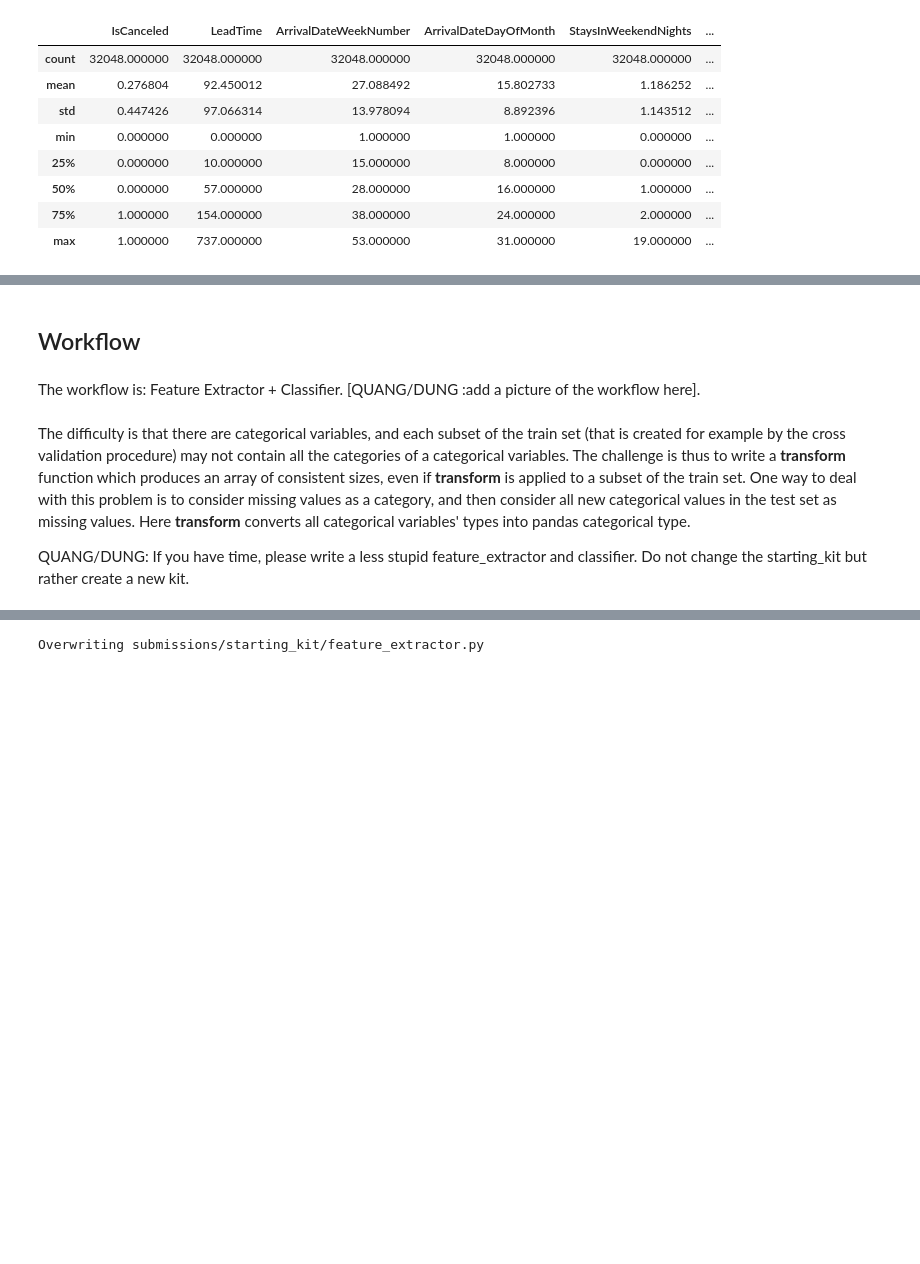
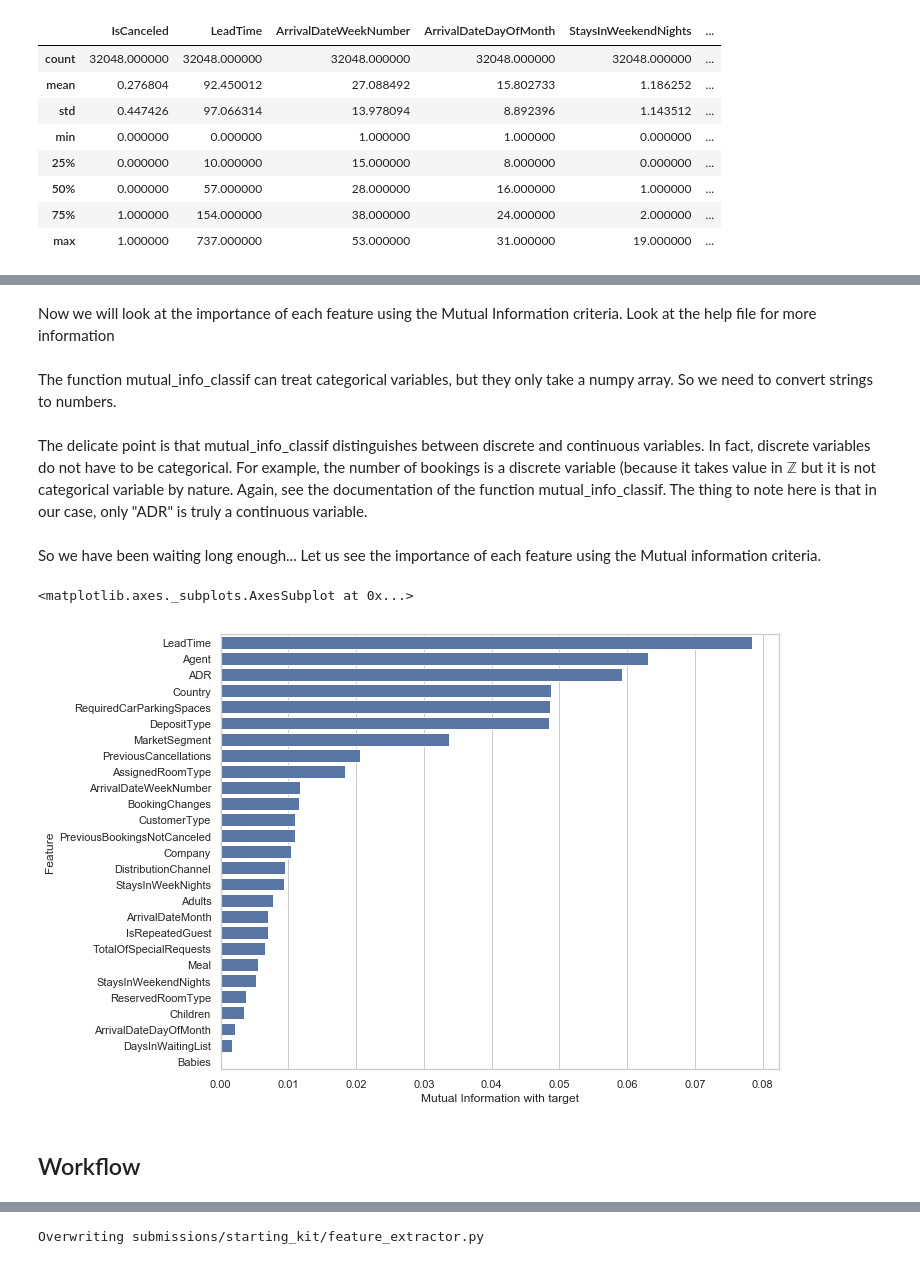
Before and after one commit to hai-dang-dau/hotel_booking, a Jupyter notebook: hotel_booking_starting_kit.ipynb, the cells around one changed output, grey strips where cells are left out. Drawn from its saved outputs; the diff is of its cells as text; code cells hidden in the pictures; blank space fills up the shorter version.

```diff
--- a/hotel_booking_starting_kit.ipynb
+++ b/hotel_booking_starting_kit.ipynb
@@ -124,0 +233,2 @@ sns.countplot(x = 'IsCanceled', data = data)
+# %% [markdown]
+Now we will look at the importance of each feature using the Mutual Information criteria. Look at the help file for more information
@@ -125,8 +238,24 @@ sns.countplot(x = 'IsCanceled', data = data)
+# %% [markdown]
+The function mutual_info_classif can treat categorical variables, but they only take a numpy array. So we need to convert strings to numbers.
+# %%
+obj_cols = data.select_dtypes(['object']).columns
+
+data_num = data.copy()
+data_num[obj_cols] = data_num[obj_cols].apply(lambda t: t.astype('category'))
+data_num[obj_cols] = data_num[obj_cols].apply(lambda t: t.cat.codes)
+# %% [markdown]
+The delicate point is that mutual_info_classif distinguishes between discrete and continuous variables. In fact, discrete variables do not have to be categorical. For example, the number of bookings is a discrete variable (because it takes value in $\mathbb{Z}$ but it is not categorical variable by nature. Again, see the documentation of the function mutual_info_classif. The thing to note here is that in our case, only "ADR" is truly a continuous variable.
+# %%
+data_num_except_target = data_num.iloc[:,1:]
+discrete_index = np.array(data_num_except_target.columns != 'ADR')
+# %% [markdown]
+So we have been waiting long enough... Let us see the importance of each feature using the Mutual information criteria.
+# %%
+mi = mutual_info_classif(data_num_except_target.values, data_num['IsCanceled'].values, discrete_features=discrete_index)
+mi = pd.DataFrame({'Feature': data_num_except_target.columns.values, 'Mutual Information with target': mi}).sort_values(by = 'Mutual Information with target', ascending = False)
+sns.barplot(x = 'Mutual Information with target', y = 'Feature', data = mi, color = 'b', ax = plt.subplots(figsize = (10, 8))[1])
+# %% [output]
+<matplotlib.axes._subplots.AxesSubplot at 0x...>
+[figure, added]
 # %% [markdown]
 ## Workflow <a name="ph3"></a>
-# %% [markdown]
-The workflow is: Feature Extractor + Classifier. [QUANG/DUNG :add a picture of the workflow here].
-# %% [markdown]
-The difficulty is that there are categorical variables, and each subset of the train set (that is created for example by the cross validation procedure) may not contain all the categories of a categorical variables. The challenge is thus to write a **transform** function which produces an array of consistent sizes, even if **transform** is applied to a subset of the train set. One way to deal with this problem is to consider missing values as a category, and then consider all new categorical values in the test set as missing values. Here **transform** converts all categorical variables' types into pandas categorical type.
-
-QUANG/DUNG: If you have time, please write a less stupid feature_extractor and classifier. Do not change the starting_kit but rather create a new kit.
```
Also changed, not shown: parts of 35 cells of this notebook, 6 other files.
